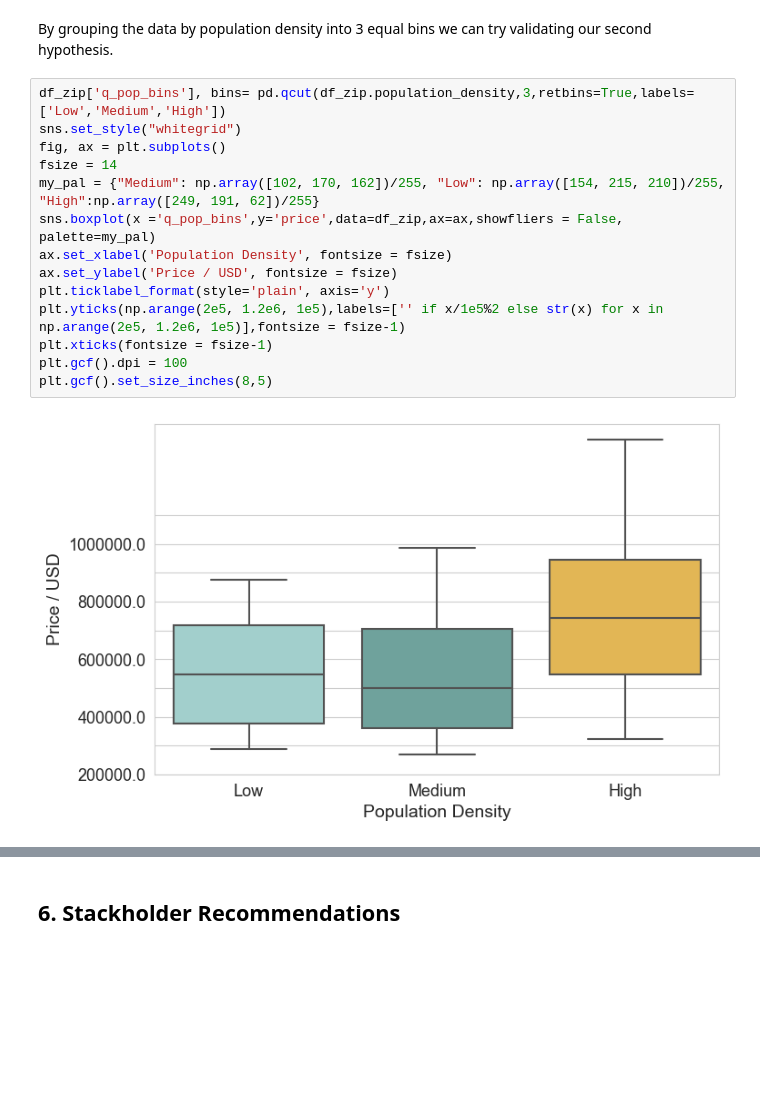
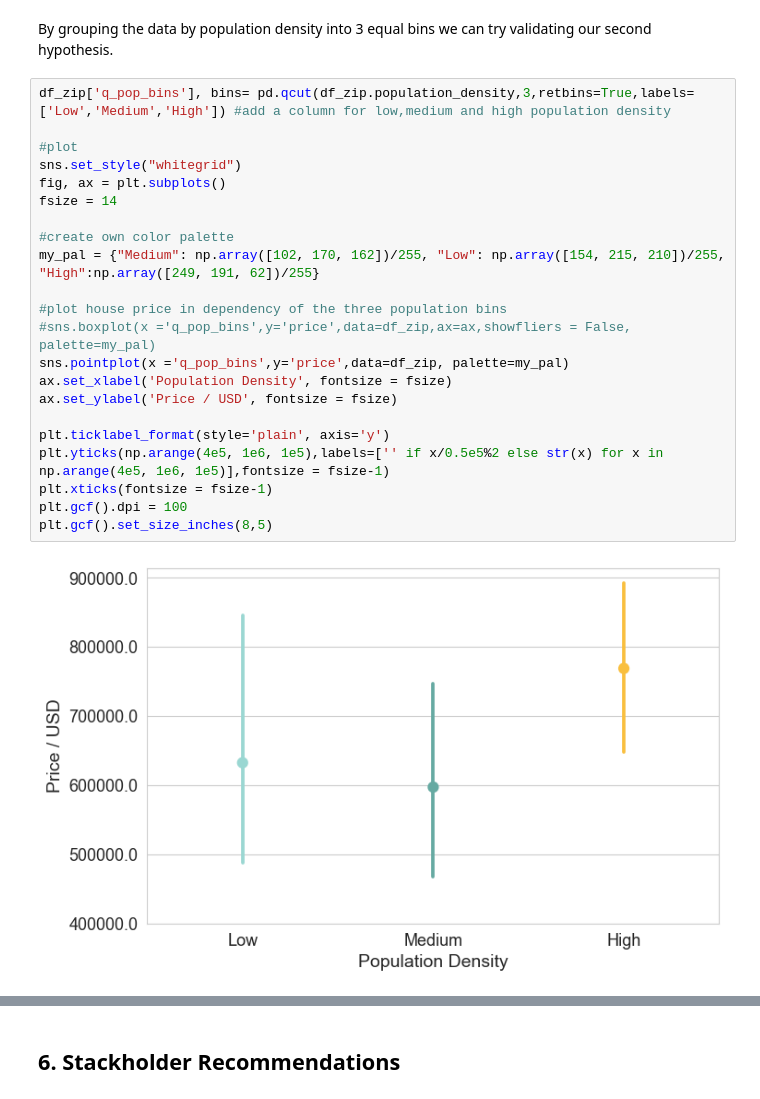
Before and after one commit to loukra/King_County_Housing_EDA, a Jupyter notebook: EDA.ipynb, the cells around one changed output, grey strips where cells are left out. Saved outputs shown, nothing was run; the diff lists cells and outputs as text; blank space fills up the shorter version.

```diff
--- a/EDA.ipynb
+++ b/EDA.ipynb
@@ -474,18 +472,26 @@ We found out that the House price in King County is time-dependant. We can give
 # %% [markdown]
 By grouping the data by population density into 3 equal bins we can try validating our second hypothesis.
 # %%
-df_zip['q_pop_bins'], bins= pd.qcut(df_zip.population_density,3,retbins=True,labels=['Low','Medium','High'])
+df_zip['q_pop_bins'], bins= pd.qcut(df_zip.population_density,3,retbins=True,labels=['Low','Medium','High']) #add a column for low,medium and high population density
+
+#plot
 sns.set_style("whitegrid")
 fig, ax = plt.subplots()
 fsize = 14
+
+#create own color palette
 my_pal = {"Medium": np.array([102, 170, 162])/255, "Low": np.array([154, 215, 210])/255, "High":np.array([249, 191, 62])/255}
-sns.boxplot(x ='q_pop_bins',y='price',data=df_zip,ax=ax,showfliers = False, palette=my_pal)
+
+#plot house price in dependency of the three population bins
+#sns.boxplot(x ='q_pop_bins',y='price',data=df_zip,ax=ax,showfliers = False, palette=my_pal)
+sns.pointplot(x ='q_pop_bins',y='price',data=df_zip, palette=my_pal)
 ax.set_xlabel('Population Density', fontsize = fsize)
 ax.set_ylabel('Price / USD', fontsize = fsize)
+
 plt.ticklabel_format(style='plain', axis='y')
-plt.yticks(np.arange(2e5, 1.2e6, 1e5),labels=['' if x/1e5%2 else str(x) for x in np.arange(2e5, 1.2e6, 1e5)],fontsize = fsize-1)
+plt.yticks(np.arange(4e5, 1e6, 1e5),labels=['' if x/0.5e5%2 else str(x) for x in np.arange(4e5, 1e6, 1e5)],fontsize = fsize-1)
 plt.xticks(fontsize = fsize-1)
 plt.gcf().dpi = 100
 plt.gcf().set_size_inches(8,5)
 # %% [output]
-[figure, old version]
+[figure, new version]
```
Also changed, not shown: parts of 4 cells of this notebook.
